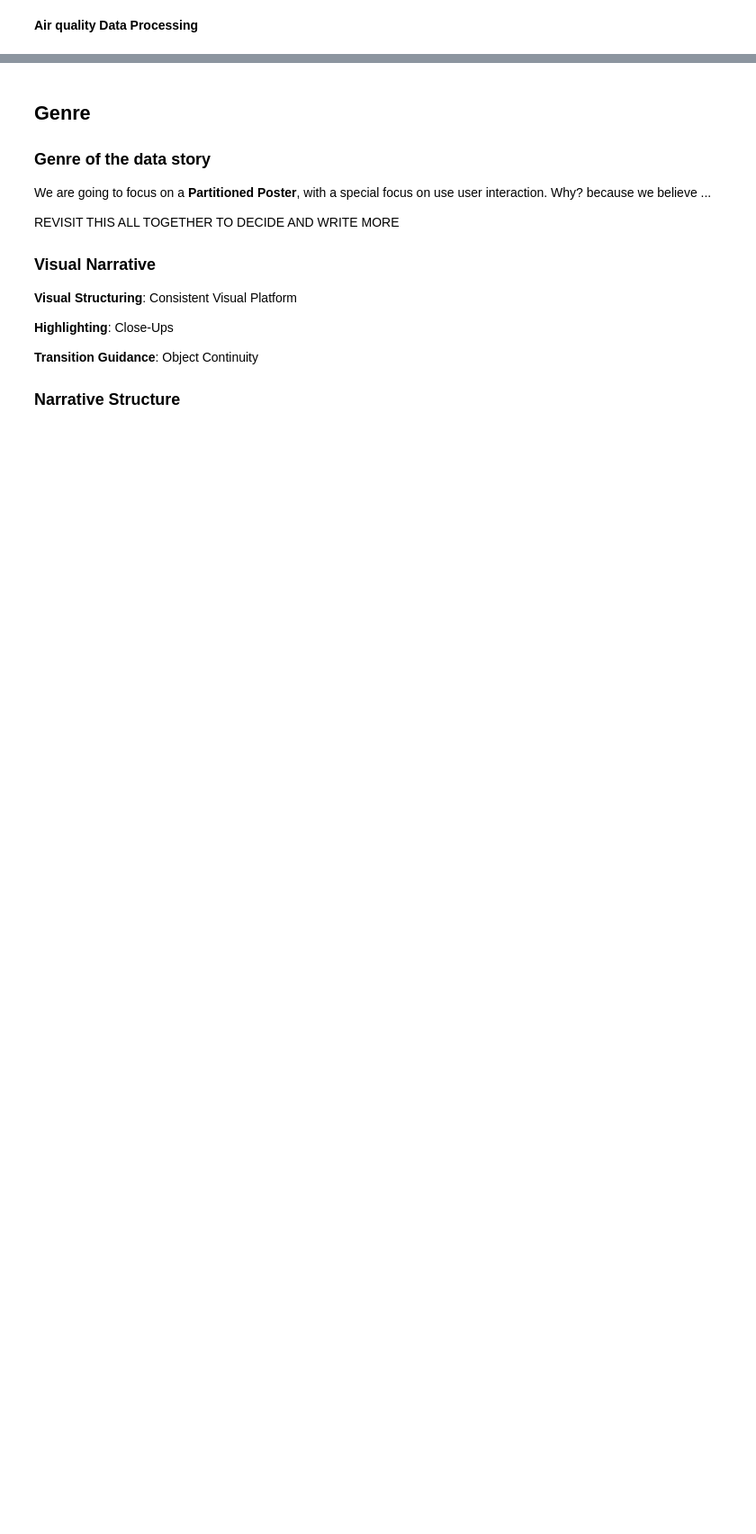
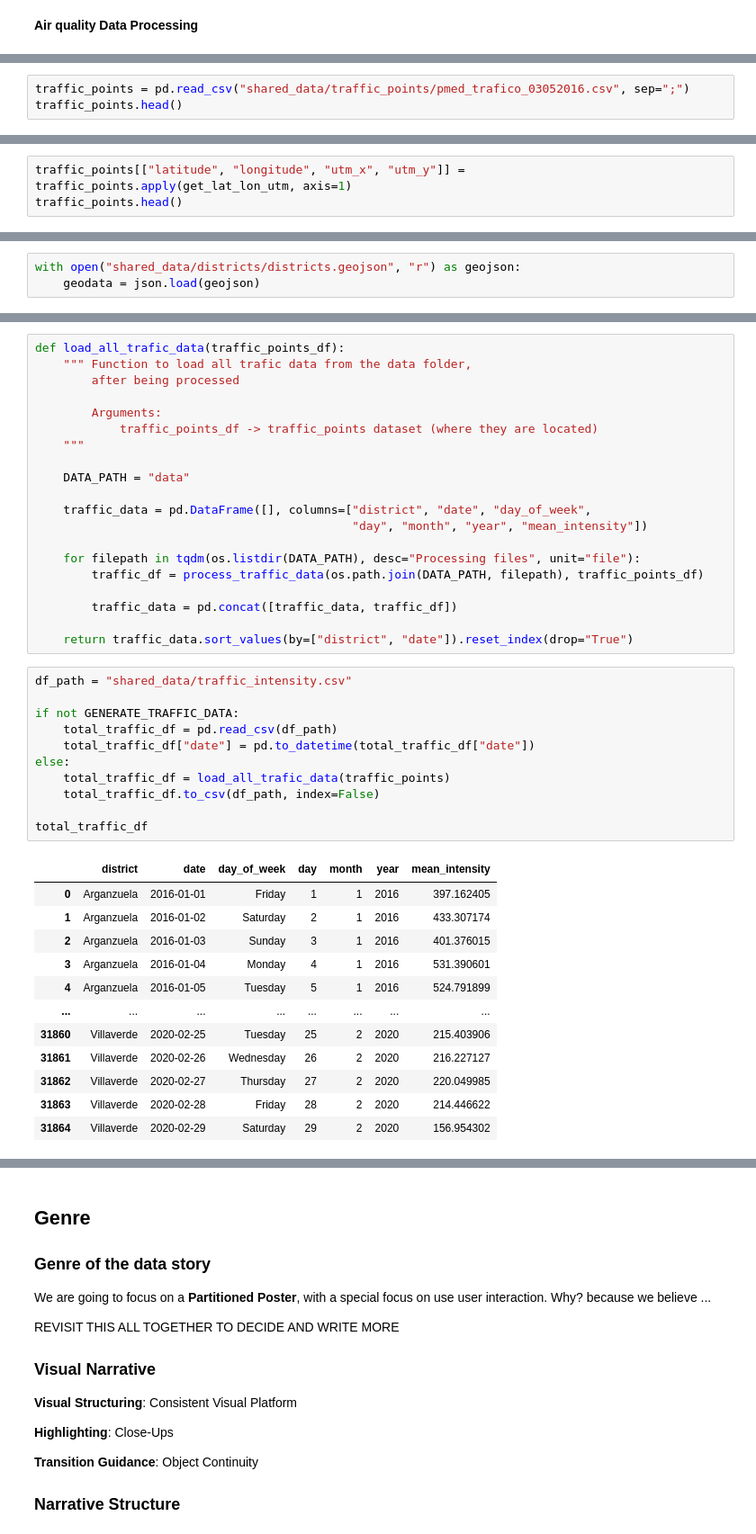
Before and after one commit to Pheithar/socialdata_madridcentral, a Jupyter notebook: madrid_central.ipynb, the cells around one changed output, grey strips where cells are left out. Shown at 90% size. Cells and saved outputs as stored; diff of their text form; blank space fills up the shorter version.

Commit message:
start exploratory analysis traffic

```diff
--- a/madrid_central.ipynb
+++ b/madrid_central.ipynb
@@ -102,0 +195,3 @@ The first thing that has to be done in any data related task, is to preprocess a
+# %%
+traffic_points = pd.read_csv("shared_data/traffic_points/pmed_trafico_03052016.csv", sep=";")
+traffic_points.head()
@@ -102,0 +231,3 @@ The first thing that has to be done in any data related task, is to preprocess a
+# %%
+traffic_points[["latitude", "longitude", "utm_x", "utm_y"]] = traffic_points.apply(get_lat_lon_utm, axis=1)
+traffic_points.head()
@@ -102,0 +243,3 @@ The first thing that has to be done in any data related task, is to preprocess a
+# %%
+with open("shared_data/districts/districts.geojson", "r") as geojson:
+    geodata = json.load(geojson)
@@ -102,0 +372,44 @@ The first thing that has to be done in any data related task, is to preprocess a
+# %%
+def load_all_trafic_data(traffic_points_df):
+    """ Function to load all trafic data from the data folder,
+        after being processed
+
+        Arguments:
+            traffic_points_df -> traffic_points dataset (where they are located)
+    """
+
+    DATA_PATH = "data"
+
+    traffic_data = pd.DataFrame([], columns=["district", "date", "day_of_week",
+                                             "day", "month", "year", "mean_intensity"])
+
+    for filepath in tqdm(os.listdir(DATA_PATH), desc="Processing files", unit="file"):
+        traffic_df = process_traffic_data(os.path.join(DATA_PATH, filepath), traffic_points_df)
+
+        traffic_data = pd.concat([traffic_data, traffic_df])
+
+    return traffic_data.sort_values(by=["district", "date"]).reset_index(drop="True")
+# %%
+df_path = "shared_data/traffic_intensity.csv"
+
+if not GENERATE_TRAFFIC_DATA:
+    total_traffic_df = pd.read_csv(df_path)
+    total_traffic_df["date"] = pd.to_datetime(total_traffic_df["date"])
+else:
+    total_traffic_df = load_all_trafic_data(traffic_points)
+    total_traffic_df.to_csv(df_path, index=False)
+
+total_traffic_df
+# %% [output]
+|  | district | date | day_of_week | day | month | year | mean_intensity |
+| 0 | Arganzuela | 2016-01-01 | Friday | 1 | 1 | 2016 | 397.162405 |
+| 1 | Arganzuela | 2016-01-02 | Saturday | 2 | 1 | 2016 | 433.307174 |
+| 2 | Arganzuela | 2016-01-03 | Sunday | 3 | 1 | 2016 | 401.376015 |
+| 3 | Arganzuela | 2016-01-04 | Monday | 4 | 1 | 2016 | 531.390601 |
+| 4 | Arganzuela | 2016-01-05 | Tuesday | 5 | 1 | 2016 | 524.791899 |
+| ... | ... | ... | ... | ... | ... | ... | ... |
+| 31860 | Villaverde | 2020-02-25 | Tuesday | 25 | 2 | 2020 | 215.403906 |
+| 31861 | Villaverde | 2020-02-26 | Wednesday | 26 | 2 | 2020 | 216.227127 |
+| 31862 | Villaverde | 2020-02-27 | Thursday | 27 | 2 | 2020 | 220.049985 |
+| 31863 | Villaverde | 2020-02-28 | Friday | 28 | 2 | 2020 | 214.446622 |
+| 31864 | Villaverde | 2020-02-29 | Saturday | 29 | 2 | 2020 | 156.954302 |
```
Also changed, not shown: parts of 33 cells of this notebook, 1 other file.
